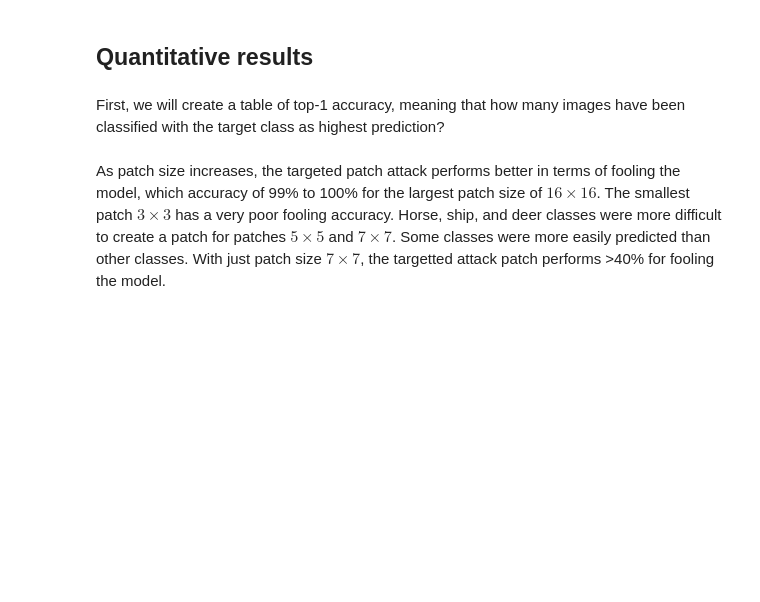
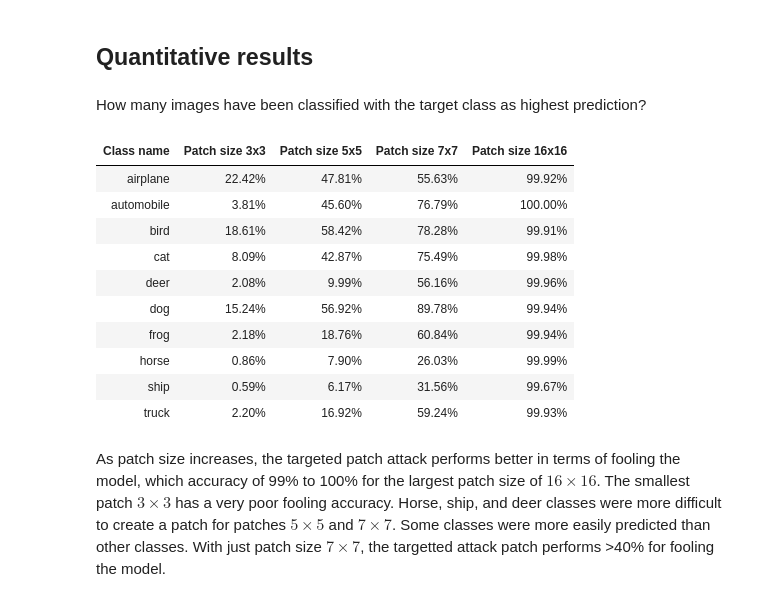
Before and after one commit to nogibjj/Adversarial_Patch_Attack, a Jupyter notebook: adversarial patch/Adversarial_Attacks.ipynb, the cells around one changed output. Cells and saved outputs as stored; diff of their text form; code cells hidden in the pictures; blank space fills up the shorter version.

Commit message:
show results

```diff
--- a/adversarial patch/Adversarial_Attacks.ipynb
+++ b/adversarial patch/Adversarial_Attacks.ipynb
@@ -540,14 +540,12 @@ td {font-size: 120%;}
 # %%
 import tabulate
 from IPython.display import display, HTML
-
-
-def show_table(top_1=True):
-    i = 0 if top_1 else 1
+# create a table with the results
+def show_table():
     table = [
         [name]
         + [
-            f'{(100.0 * patch_dict[name][psize]["results"][i]):4.2f}%'
+            f'{(100.0 * patch_dict[name][psize]["results"]):4.2f}%'
             for psize in patch_sizes
         ]
         for name in class_names
@@ -563,9 +561,21 @@ def show_table(top_1=True):
         )
     )
 # %% [markdown]
-First, we will create a table of top-1 accuracy, meaning that how many images have been classified with the target class as highest prediction?
+How many images have been classified with the target class as highest prediction?
 # %%
-show_table(top_1=True)
+show_table()
+# %% [output]
+| Class name | Patch size 3x3 | Patch size 5x5 | Patch size 7x7 | Patch size 16x16 |
+| airplane | 22.42% | 47.81% | 55.63% | 99.92% |
+| automobile | 3.81% | 45.60% | 76.79% | 100.00% |
+| bird | 18.61% | 58.42% | 78.28% | 99.91% |
+| cat | 8.09% | 42.87% | 75.49% | 99.98% |
+| deer | 2.08% | 9.99% | 56.16% | 99.96% |
+| dog | 15.24% | 56.92% | 89.78% | 99.94% |
+| frog | 2.18% | 18.76% | 60.84% | 99.94% |
+| horse | 0.86% | 7.90% | 26.03% | 99.99% |
+| ship | 0.59% | 6.17% | 31.56% | 99.67% |
+| truck | 2.20% | 16.92% | 59.24% | 99.93% |
 # %% [markdown]
 As patch size increases, the targeted patch attack performs better in terms of fooling the model, which accuracy of 99% to 100% for the largest patch size of $16\times 16$. The smallest patch $3\times 3$ has a very poor fooling accuracy. Horse, ship, and deer classes were more difficult to create a patch for patches $5\times 5$ and $7\times 7$. Some classes were more easily predicted than other classes. With just patch size $7\times 7$, the targetted attack patch performs >40% for fooling the model.
 # %%
```
